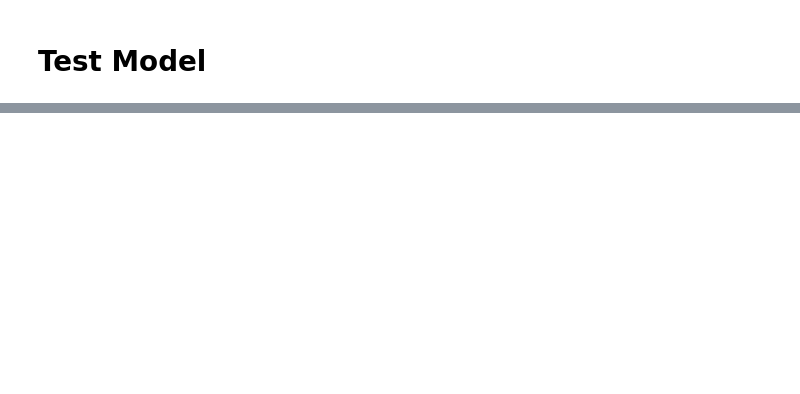
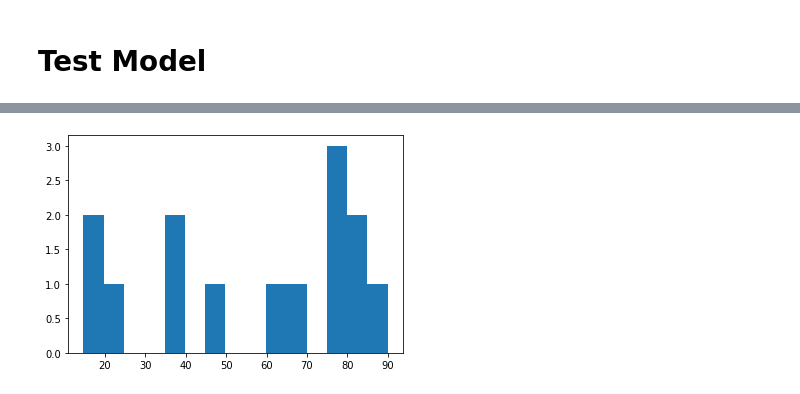
Before and after one commit to SEMOrientation/Y4ProjectNotebooks, a Jupyter notebook: 2D_Network.ipynb, the cells around one changed output, grey strips where cells are left out. Saved outputs shown, nothing was run; the diff lists cells and outputs as text; code cells hidden in the pictures; blank space fills up the shorter version.

Commit message:
Histogram of rotation distances

```diff
--- a/2D_Network.ipynb
+++ b/2D_Network.ipynb
@@ -264,0 +251,10 @@ Distance: 7.76 degrees
+# %%
+distances = []
+for i in tqdm(range(x_test.shape[0])):
+  prediction = model.predict(x_test[i].reshape((1,)+x_test[i].shape))[0]
+  distances.append(SO3_distance(y_test[i], prediction))
+
+plt.hist(distances, bins=15)
+plt.show()
+# %% [output]
+[figure, added]
```
Also changed, not shown: parts of 7 cells of this notebook.
